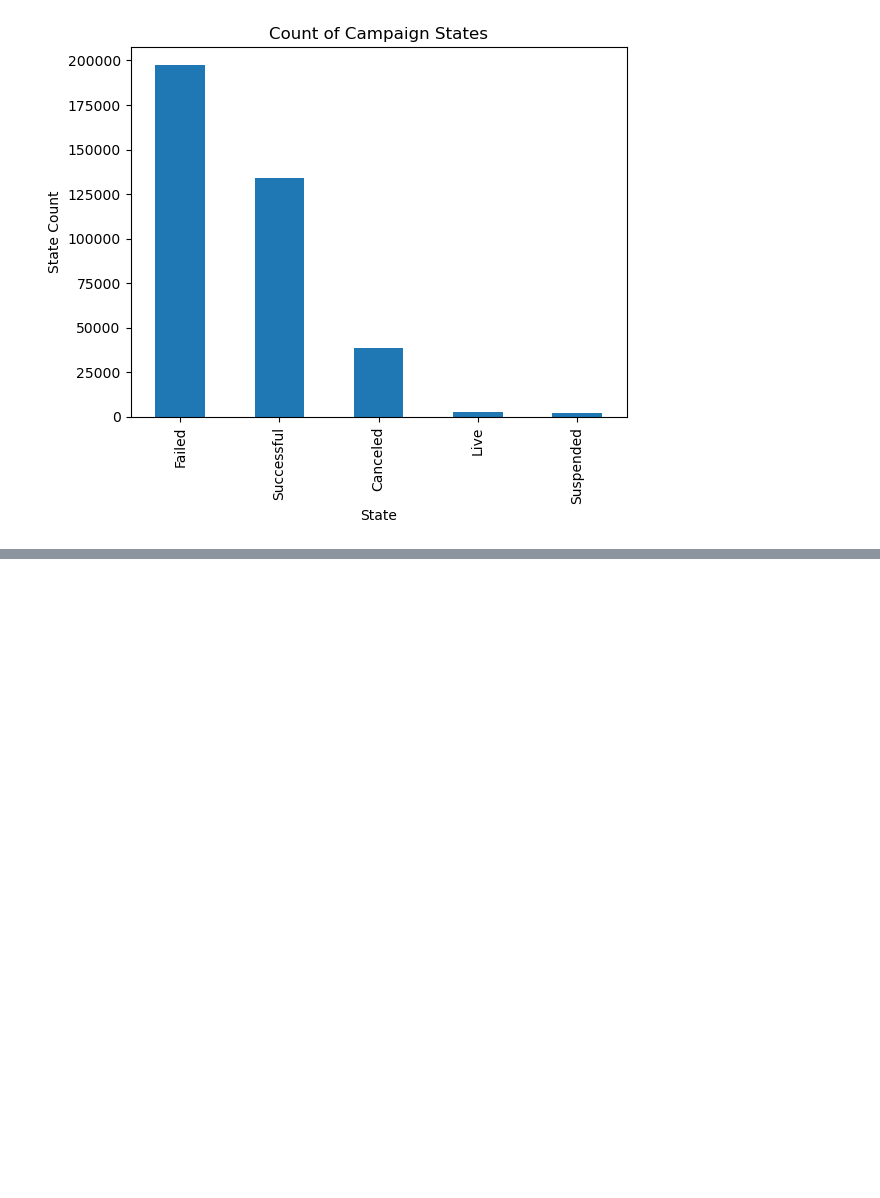
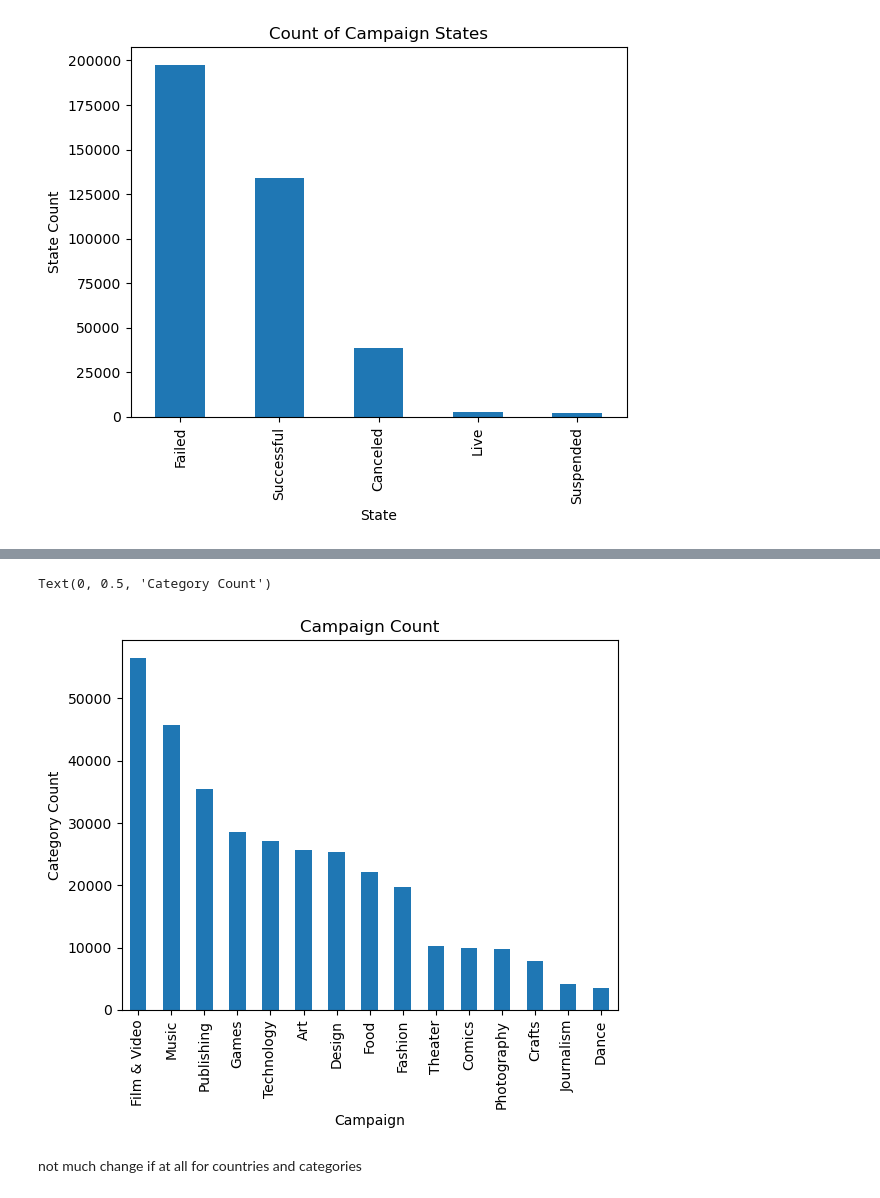
Before and after one commit to SBangarh/Kickstarter_analysis, a Jupyter notebook: eda.ipynb, the cells around one changed output, grey strips where cells are left out. Cells and saved outputs as stored; diff of their text form; code cells hidden in the pictures; blank space fills up the shorter version.

```diff
--- a/eda.ipynb
+++ b/eda.ipynb
@@ -339,0 +364,13 @@ Text(0, 0.5, 'State Count')
+# %%
+#count of campaigns by category
+
+campaigns = working_df['Category'].value_counts()
+campaigns_graph = campaigns.plot.bar()
+campaigns_graph.set_title('Campaign Count')
+campaigns_graph.set_xlabel('Campaign')
+campaigns_graph.set_ylabel('Category Count')
+# %% [output]
+Text(0, 0.5, 'Category Count')
+[figure, added]
+# %% [markdown]
+not much change if at all for countries and categories
```
Also changed, not shown: parts of 18 cells of this notebook.
